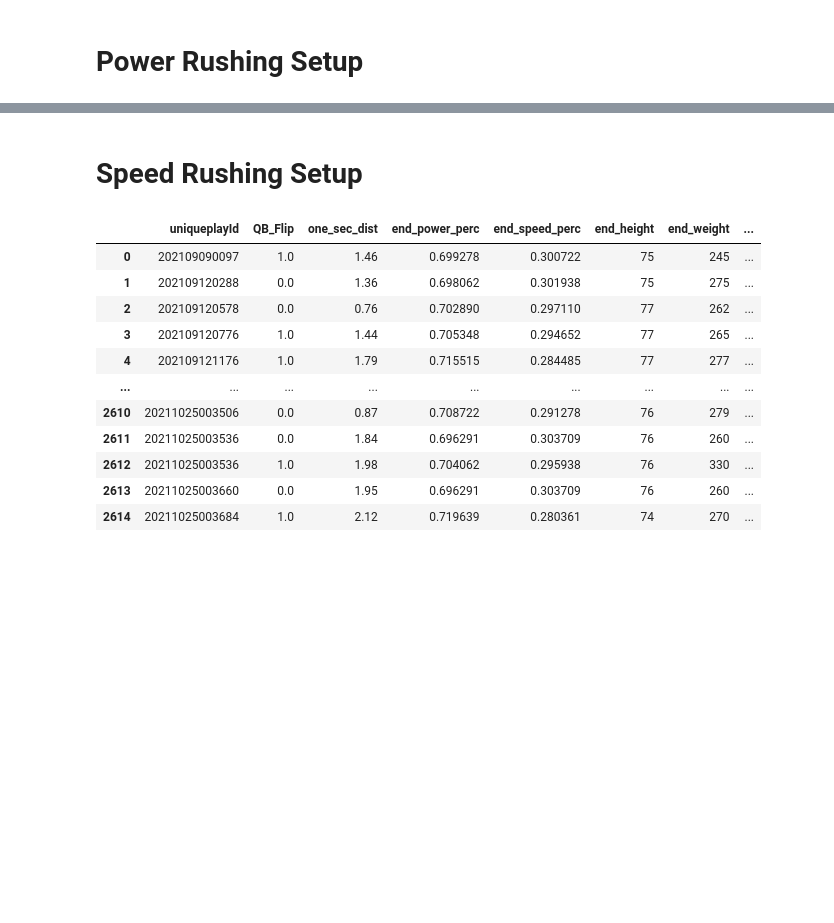
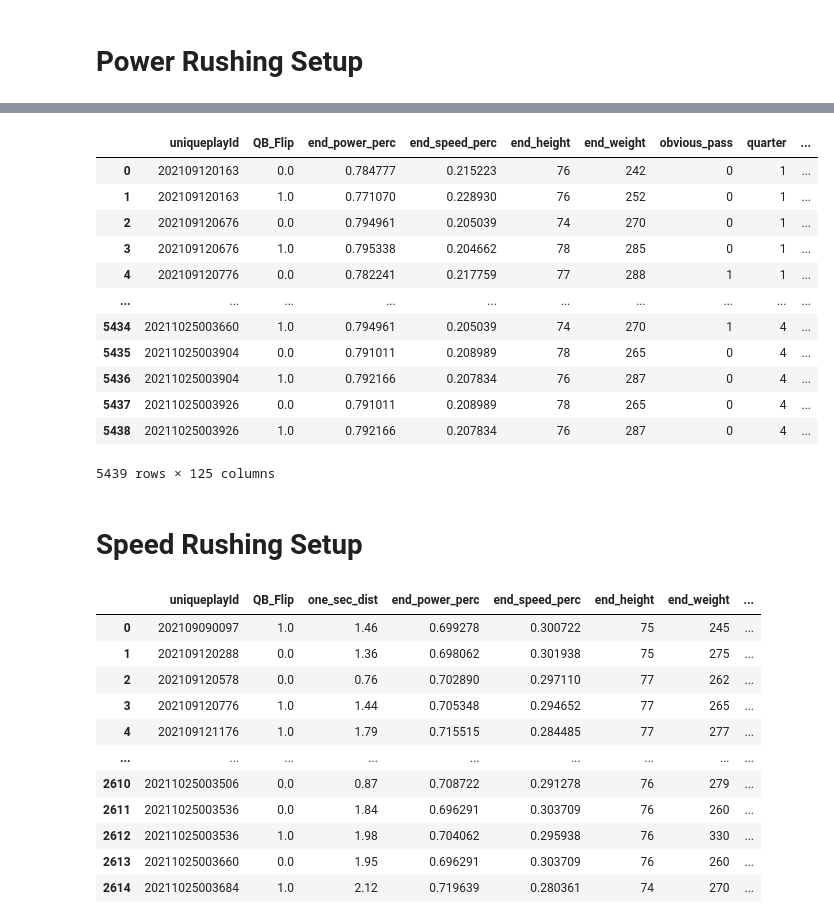
Before and after one commit to cnickol26/BigDataBowl2023, a Jupyter notebook: Modeling_Josh.ipynb, the cells around one changed output, grey strips where cells are left out. Cells and saved outputs as stored; diff of their text form; code cells hidden in the pictures; blank space fills up the shorter version.

```diff
--- a/Modeling_Josh.ipynb
+++ b/Modeling_Josh.ipynb
@@ -238,0 +256,21 @@ power_speed_perc['end_speed_perc'] = power_speed_perc['speed_perc']*(power_speed
+# %%
+# Aggregate for grouped by to prepare data for modeling - one row per tackle/end instance
+# The row should have the perctage of the distance given up once engaged, and multiple predictors
+# The predictors are speed/power percent of the end, weight and height of end, one-hot offensive linesman, obvious passing situation, starting distance, length of the play, and maybe quarter
+def full_agg(grouped_df):
+    row = grouped_df[grouped_df['frameId']==grouped_df['ball_snap_frame']]
+    return pd.DataFrame({
+    'end_power_perc': row['end_power_perc'],
+    'end_speed_perc':  row['end_speed_perc'],
+    'end_height': row['end_height'],
+    'end_weight': row['end_weight'],
+    'tackle_name': row['tackle_name'],
+    'obvious_pass': row['obvious_pass'],
+    'quarter': row['quarter'],
+    'pct_given_up': row['pct_given_up'],
+    'starting_distance': row['starting_distance'],
+    'play_length': row['play_length_frames']
+})
+
+power_data = power.groupby(['uniqueplayId', 'QB_Flip'], group_keys=True).apply(full_agg).reset_index().drop(['level_2'], axis=1)
+power_data
@@ -239,3 +291,24 @@ power_speed_perc['end_speed_perc'] = power_speed_perc['speed_perc']*(power_speed
+# %%
+power_data['end_height'] = [int(j)*12+int(i) for j, i in power_data['end_height'].str.split('-')]
+power_data['tackle_name'] = power_data['tackle_name'].str.replace(" ", "_")
+
+power_dummies = pd.get_dummies(power_data, prefix="", prefix_sep='', columns=['tackle_name'])
+power_dummies['tackle_name'] = power_data['tackle_name']
+power_dummies
+# %% [output]
+|  | uniqueplayId | QB_Flip | end_power_perc | end_speed_perc | end_height | end_weight | obvious_pass | quarter | ... |
+| 0 | 202109120163 | 0.0 | 0.784777 | 0.215223 | 76 | 242 | 0 | 1 | ... |
+| 1 | 202109120163 | 1.0 | 0.771070 | 0.228930 | 76 | 252 | 0 | 1 | ... |
+| 2 | 202109120676 | 0.0 | 0.794961 | 0.205039 | 74 | 270 | 0 | 1 | ... |
+| 3 | 202109120676 | 1.0 | 0.795338 | 0.204662 | 78 | 285 | 0 | 1 | ... |
+| 4 | 202109120776 | 0.0 | 0.782241 | 0.217759 | 77 | 288 | 1 | 1 | ... |
+| ... | ... | ... | ... | ... | ... | ... | ... | ... | ... |
+| 5434 | 20211025003660 | 1.0 | 0.794961 | 0.205039 | 74 | 270 | 1 | 4 | ... |
+| 5435 | 20211025003904 | 0.0 | 0.791011 | 0.208989 | 78 | 265 | 0 | 4 | ... |
+| 5436 | 20211025003904 | 1.0 | 0.792166 | 0.207834 | 76 | 287 | 0 | 4 | ... |
+| 5437 | 20211025003926 | 0.0 | 0.791011 | 0.208989 | 78 | 265 | 0 | 4 | ... |
+| 5438 | 20211025003926 | 1.0 | 0.792166 | 0.207834 | 76 | 287 | 0 | 4 | ... |
+5439 rows × 125 columns
 # %% [markdown]
 # Speed Rushing Setup
 # %%
```
Also changed, not shown: parts of 19 cells of this notebook.
